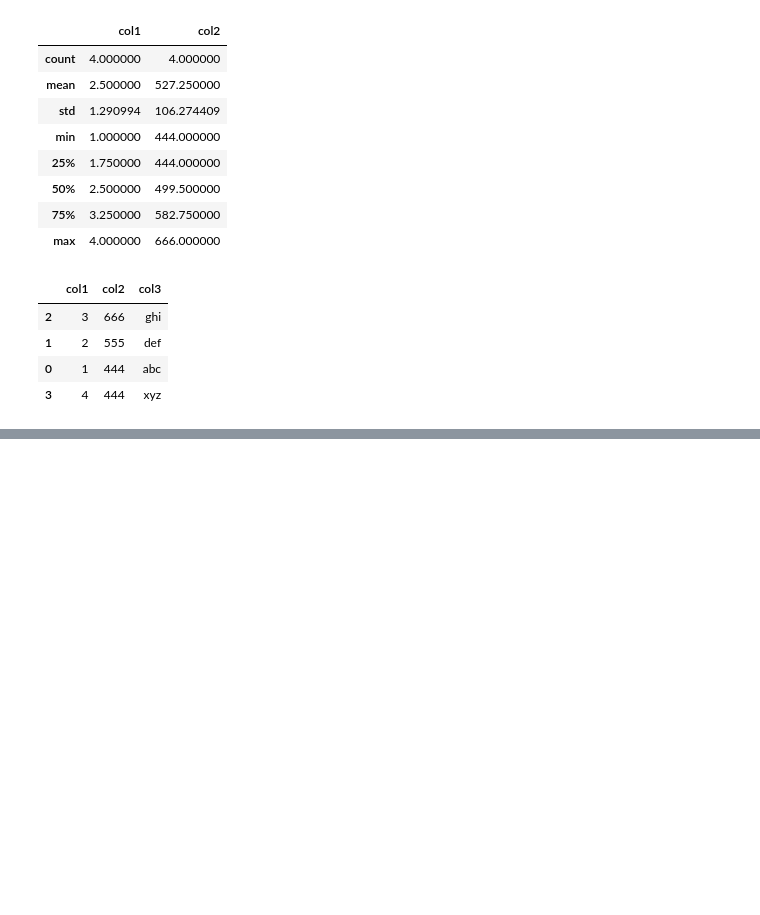
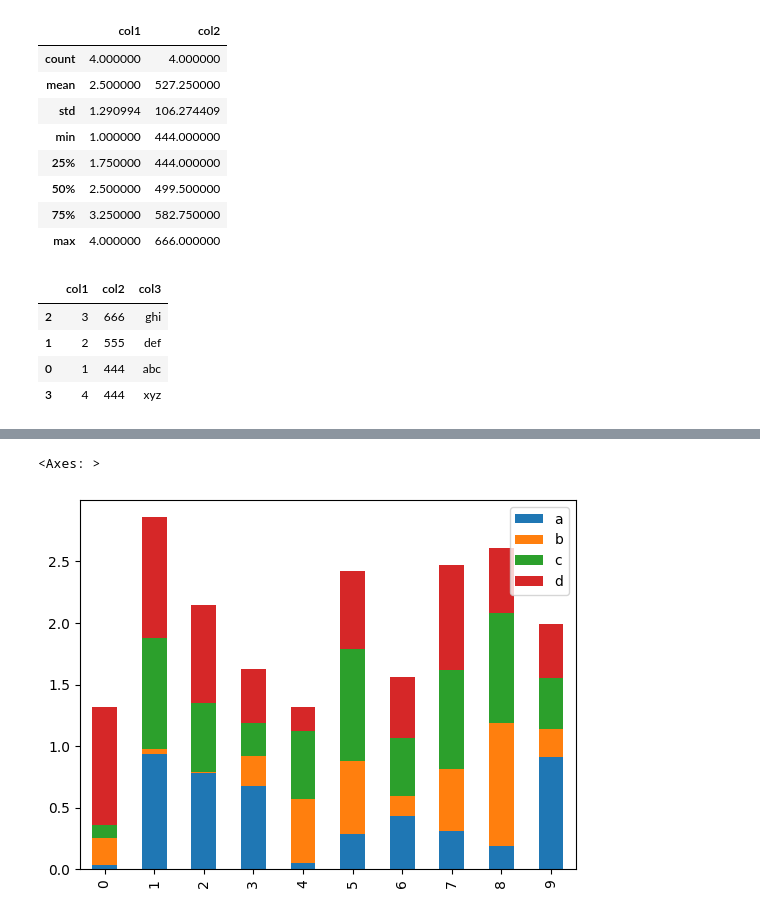
Before and after one commit to Ayush-hm/AI-Toolbox, a Jupyter notebook: Time_Series_Forecasting_using_Python.ipynb, the cells around one changed output, grey strips where cells are left out. Drawn from its saved outputs; the diff is of its cells as text; code cells hidden in the pictures; blank space fills up the shorter version.

```diff
--- a/Time_Series_Forecasting_using_Python.ipynb
+++ b/Time_Series_Forecasting_using_Python.ipynb
@@ -706,0 +720,3 @@ df.sort_values('col2', ascending=False)
+# %%
+df2=pd.read_csv('/content/df2.csv')
+df2.head()
@@ -706,0 +744,5 @@ df.sort_values('col2', ascending=False)
+# %%
+df2.plot.bar(stacked=True)
+# %% [output]
+<Axes: >
+[figure, added]
```
Also changed, not shown: parts of 22 cells of this notebook.
